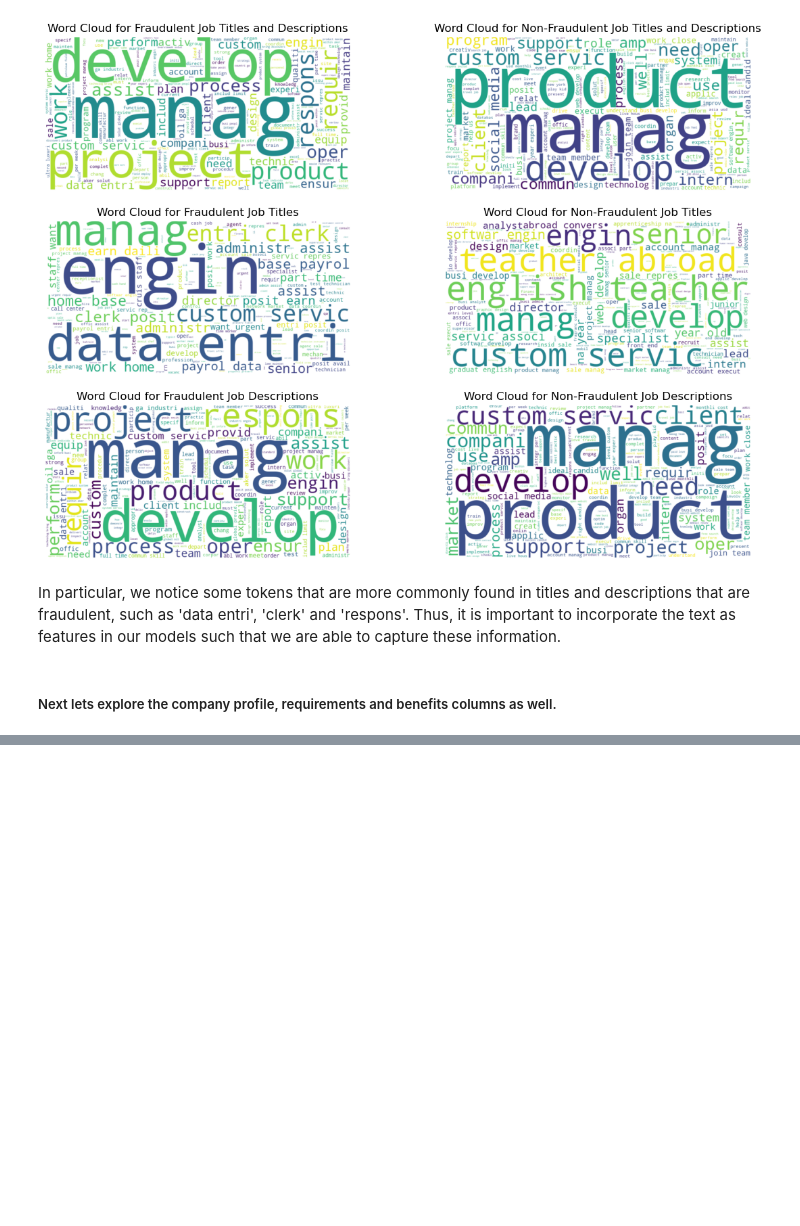
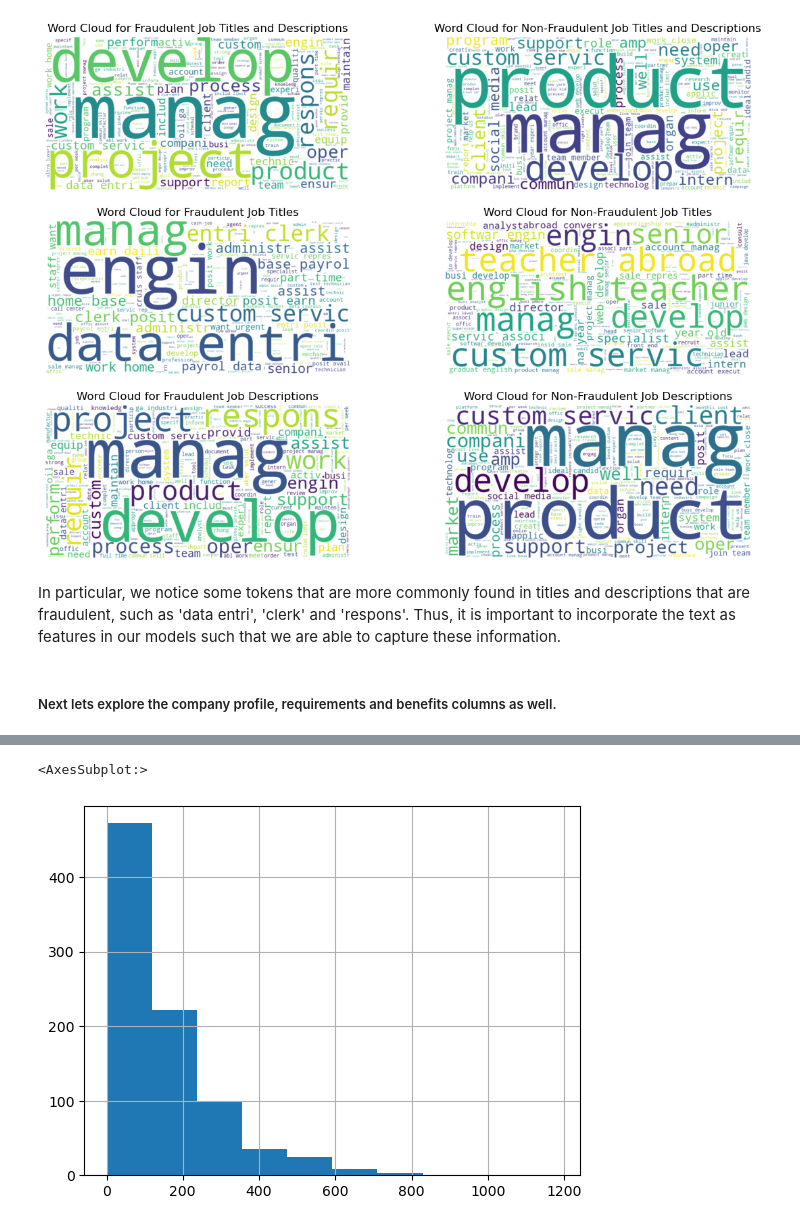
Before and after one commit to LordZhiHao/BT4012_Fraud_Analytics_Project, a Jupyter notebook: EDA.ipynb, the cells around one changed output, grey strips where cells are left out. Saved outputs shown, nothing was run; the diff lists cells and outputs as text; code cells hidden in the pictures; blank space fills up the shorter version.

```diff
--- a/EDA.ipynb
+++ b/EDA.ipynb
@@ -906,0 +970,5 @@ test avs
+# %%
+data['description'].apply(lambda x: len(str(x).split(' ')))[data['fraudulent']==1].hist()
+# %% [output]
+<AxesSubplot:>
+[figure, added]
```
Also changed, not shown: parts of 22 cells of this notebook.
